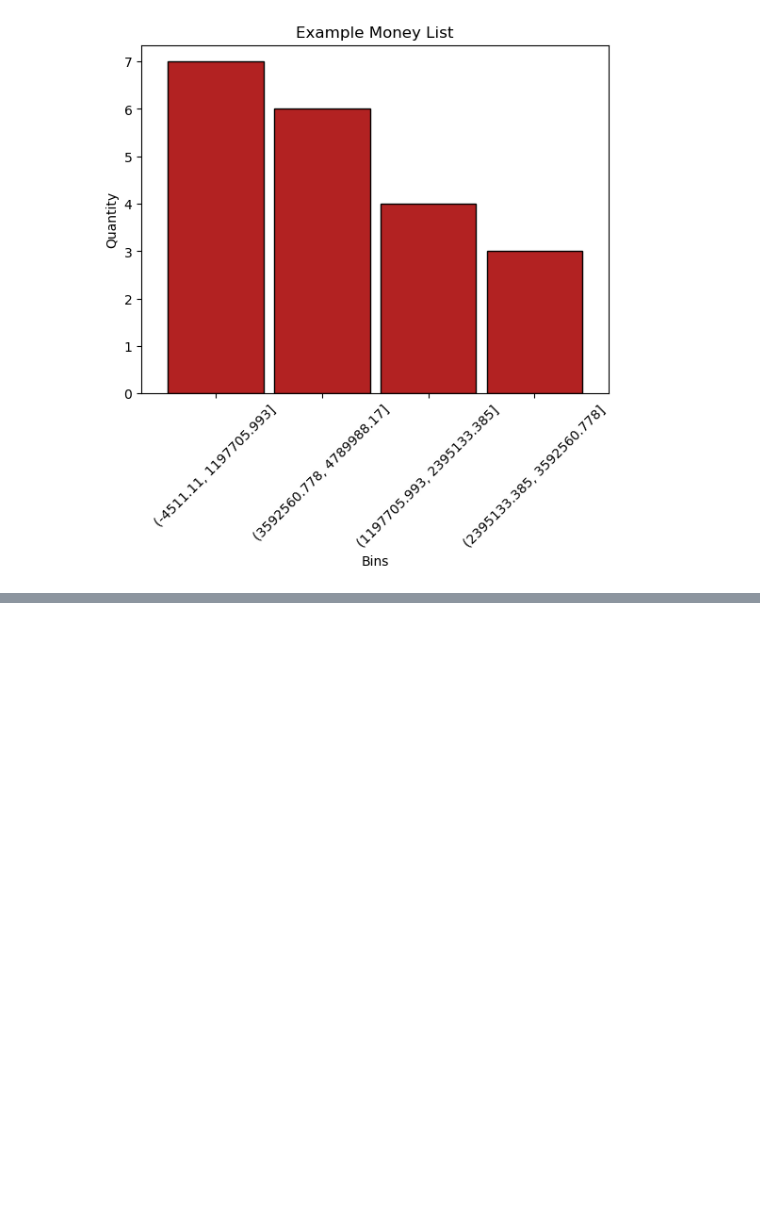
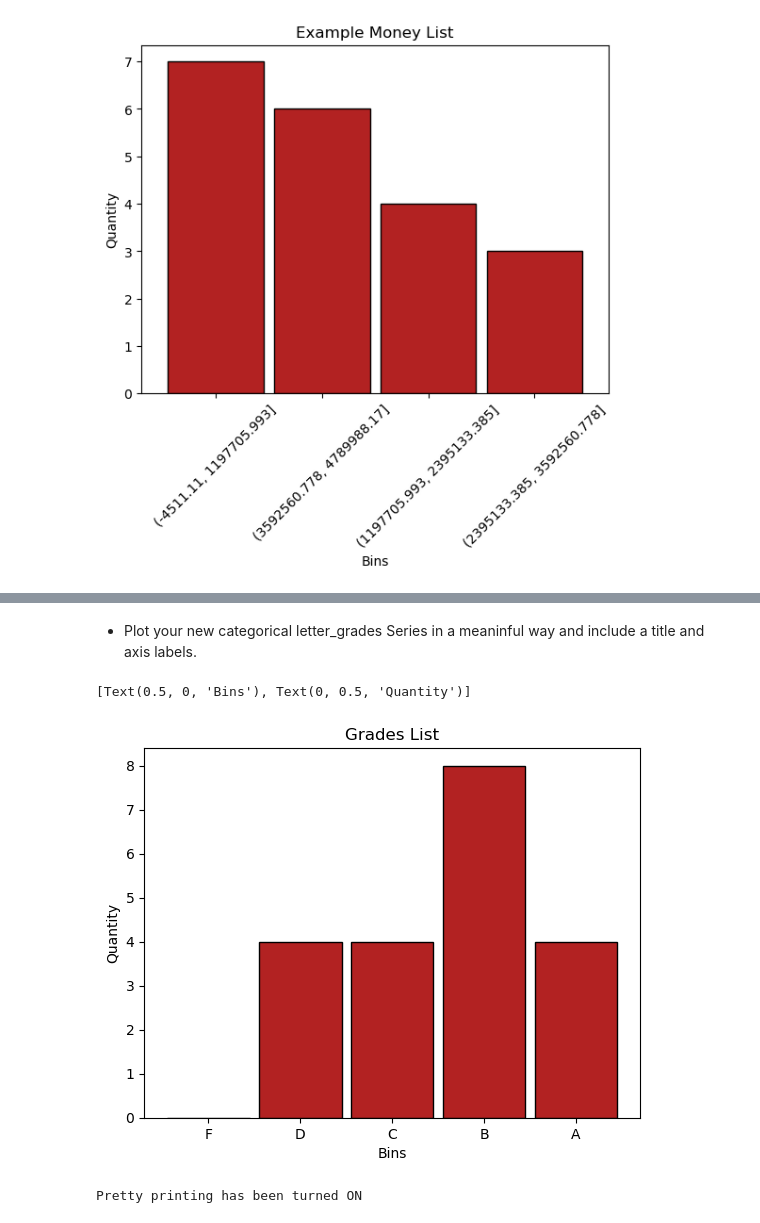
Before and after one commit to mannievilla/numpy-pandas-visualization-exercises, a Jupyter notebook: pandas_series.ipynb, the cells around one changed output, grey strips where cells are left out. Cells and saved outputs as stored; diff of their text form; code cells hidden in the pictures; blank space fills up the shorter version.

```diff
--- a/pandas_series.ipynb
+++ b/pandas_series.ipynb
@@ -385,0 +657,3 @@ bins.plot.bar(title='Example Money List',
+# %%
+curved_grade = num_list_series + 4
+curved_grade
@@ -385,0 +702,19 @@ bins.plot.bar(title='Example Money List',
+# %% [markdown]
+* Plot your new categorical letter_grades Series in a meaninful way and include a title and axis labels.
+# %%
+#  bins_num_list_s = pd.cut(num_list_series, bins=4)
+bins = pd.cut(curved_grade, [0, 60, 70, 80, 90, 100], labels=['F', 'D', 'C', 'B', 'A'])# bins all the numbers in the list
+bins_count = bins.value_counts().sort_index() # counting the bins and soting to plot in graph and show the bins and quantity in each bin
+bins_count.plot.bar(title='Grades List',
+                            rot=0,
+                            color='firebrick',
+                            ec='black',
+                            width=.9).set(xlabel='Bins',
+                            ylabel='Quantity')
+# %% [output]
+[Text(0.5, 0, 'Bins'), Text(0, 0.5, 'Quantity')]
+[figure, added]
+# %%
+pprint()
+# %% [output]
+Pretty printing has been turned ON
```
Also changed, not shown: parts of 66 cells of this notebook.
